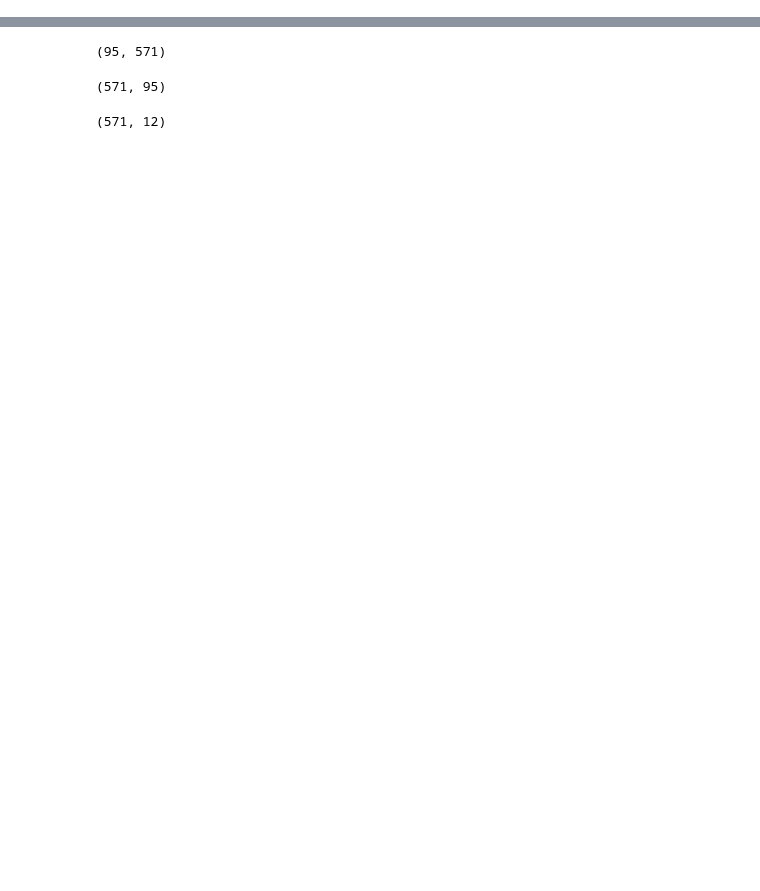
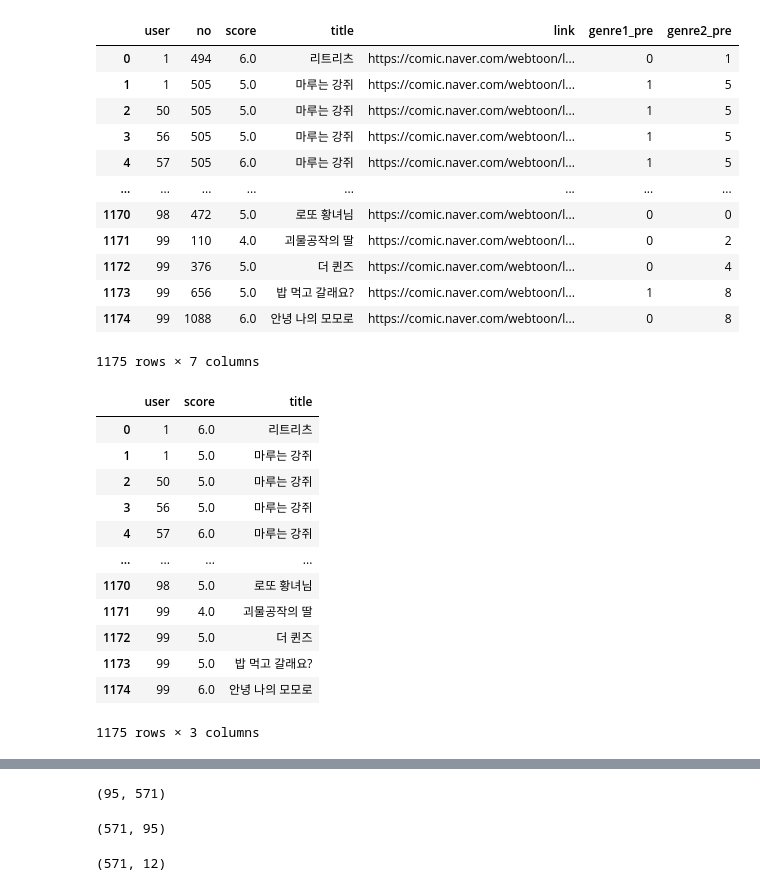
Before and after one commit to J-ungry/jshwebtoon, a Jupyter notebook: data/source/sjw/망한잠재요인3.ipynb, the cells around one changed output, grey strips where cells are left out. Cells and saved outputs as stored; diff of their text form; code cells hidden in the pictures; blank space fills up the shorter version.

```diff
--- a/data/source/sjw/망한잠재요인3.ipynb
+++ b/data/source/sjw/망한잠재요인3.ipynb
@@ -12,6 +39,35 @@ webtoon_data.drop(['likes','intro','first_register_date','last_register_date','a
 # %%
-usr_webtoon_data = pd.merge(rating_data,webtoon_data,on="title")
-usr_webtoon_data = usr_webtoon_data.drop(['webtoon_num','genre1_pre','genre2_pre'],axis=1)
+usr_webtoon_data = pd.merge(rating_data,webtoon_data,on="no")
+display(usr_webtoon_data)
+usr_webtoon_data = usr_webtoon_data.drop(['no','link','genre1_pre','genre2_pre'],axis=1)
+display(usr_webtoon_data)
+# %% [output]
+|  | user | no | score | title | link | genre1_pre | genre2_pre |
+| 0 | 1 | 494 | 6.0 | 리트리츠 | https://comic.naver.com/webtoon/l... | 0 | 1 |
+| 1 | 1 | 505 | 5.0 | 마루는 강쥐 | https://comic.naver.com/webtoon/l... | 1 | 5 |
+| 2 | 50 | 505 | 5.0 | 마루는 강쥐 | https://comic.naver.com/webtoon/l... | 1 | 5 |
+| 3 | 56 | 505 | 5.0 | 마루는 강쥐 | https://comic.naver.com/webtoon/l... | 1 | 5 |
+| 4 | 57 | 505 | 6.0 | 마루는 강쥐 | https://comic.naver.com/webtoon/l... | 1 | 5 |
+| ... | ... | ... | ... | ... | ... | ... | ... |
+| 1170 | 98 | 472 | 5.0 | 로또 황녀님 | https://comic.naver.com/webtoon/l... | 0 | 0 |
+| 1171 | 99 | 110 | 4.0 | 괴물공작의 딸 | https://comic.naver.com/webtoon/l... | 0 | 2 |
+| 1172 | 99 | 376 | 5.0 | 더 퀸즈 | https://comic.naver.com/webtoon/l... | 0 | 4 |
+| 1173 | 99 | 656 | 5.0 | 밥 먹고 갈래요? | https://comic.naver.com/webtoon/l... | 1 | 8 |
+| 1174 | 99 | 1088 | 6.0 | 안녕 나의 모모로 | https://comic.naver.com/webtoon/l... | 0 | 8 |
+1175 rows × 7 columns
+|  | user | score | title |
+| 0 | 1 | 6.0 | 리트리츠 |
+| 1 | 1 | 5.0 | 마루는 강쥐 |
+| 2 | 50 | 5.0 | 마루는 강쥐 |
+| 3 | 56 | 5.0 | 마루는 강쥐 |
+| 4 | 57 | 6.0 | 마루는 강쥐 |
+| ... | ... | ... | ... |
+| 1170 | 98 | 5.0 | 로또 황녀님 |
+| 1171 | 99 | 4.0 | 괴물공작의 딸 |
+| 1172 | 99 | 5.0 | 더 퀸즈 |
+| 1173 | 99 | 5.0 | 밥 먹고 갈래요? |
+| 1174 | 99 | 6.0 | 안녕 나의 모모로 |
+1175 rows × 3 columns
 # %%
 usr_webtoon_data
 # %% [output]
```
Also changed, not shown: parts of 18 cells of this notebook, 13 other files.
